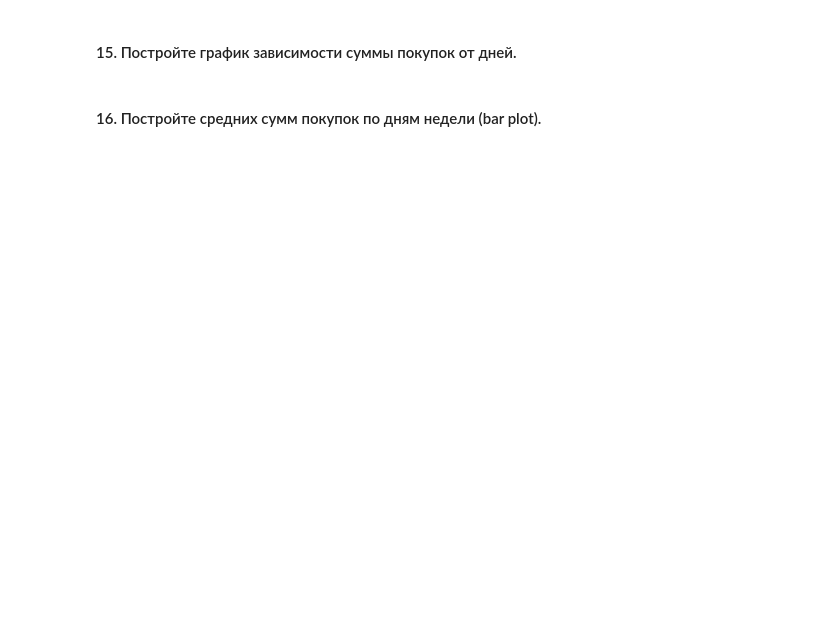
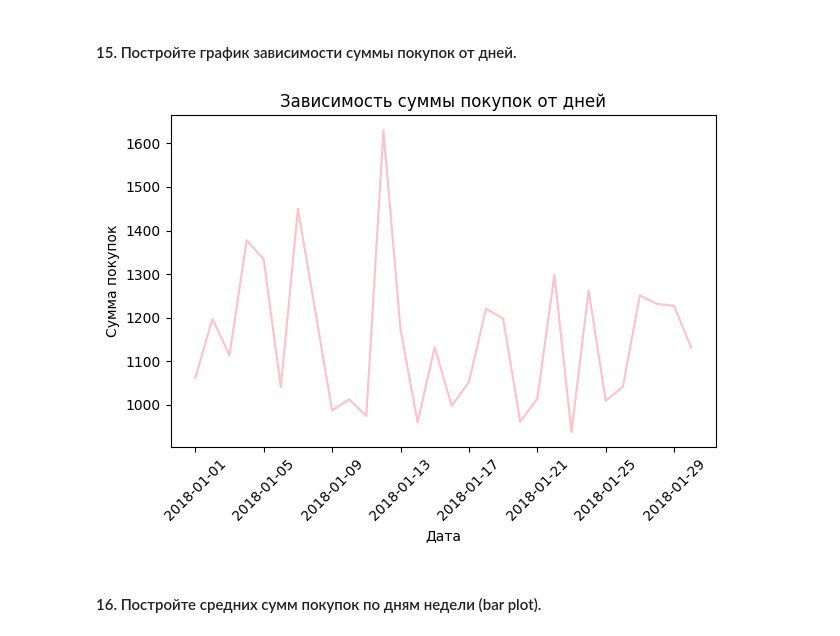
Before and after one commit to chistachill/MathCode-2024, a Jupyter notebook: homework_practice_04_pandas.ipynb, the cells around one changed output. Saved outputs shown, nothing was run; the diff lists cells and outputs as text; code cells hidden in the pictures; blank space fills up the shorter version.

```diff
--- a/homework_practice_04_pandas.ipynb
+++ b/homework_practice_04_pandas.ipynb
@@ -260,2 +376,16 @@ df['date'] = df.order_id.map(dates['date'])
+# %%
+# your code
+df['date'] = pd.to_datetime(df['date'])
+sumdn = df.groupby(df['date'].dt.date)['item_price_float'].sum()
+sumdn.plot(color='pink')
+
+plt.title('Зависимость суммы покупок от дней')
+plt.xlabel('Дата')
+plt.ylabel('Сумма покупок')
+plt.xticks(rotation=45)
+plt.tight_layout()
+plt.show()
+# %% [output]
+[figure, added]
 # %% [markdown]
 #### 16. Постройте средних сумм покупок по дням недели (bar plot).
```
Also changed, not shown: parts of 31 cells of this notebook.
